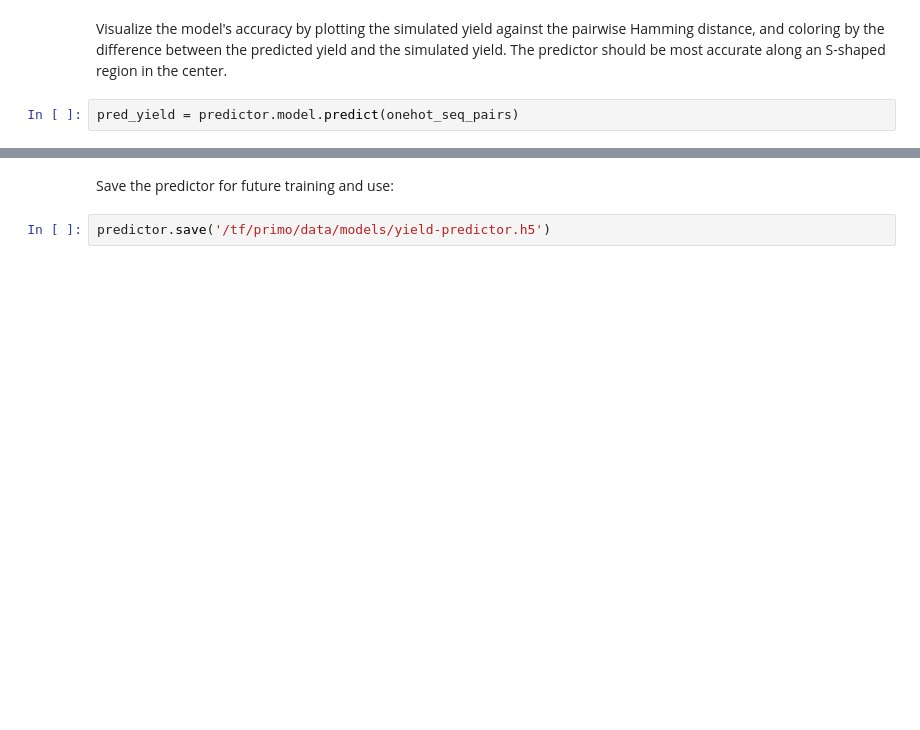
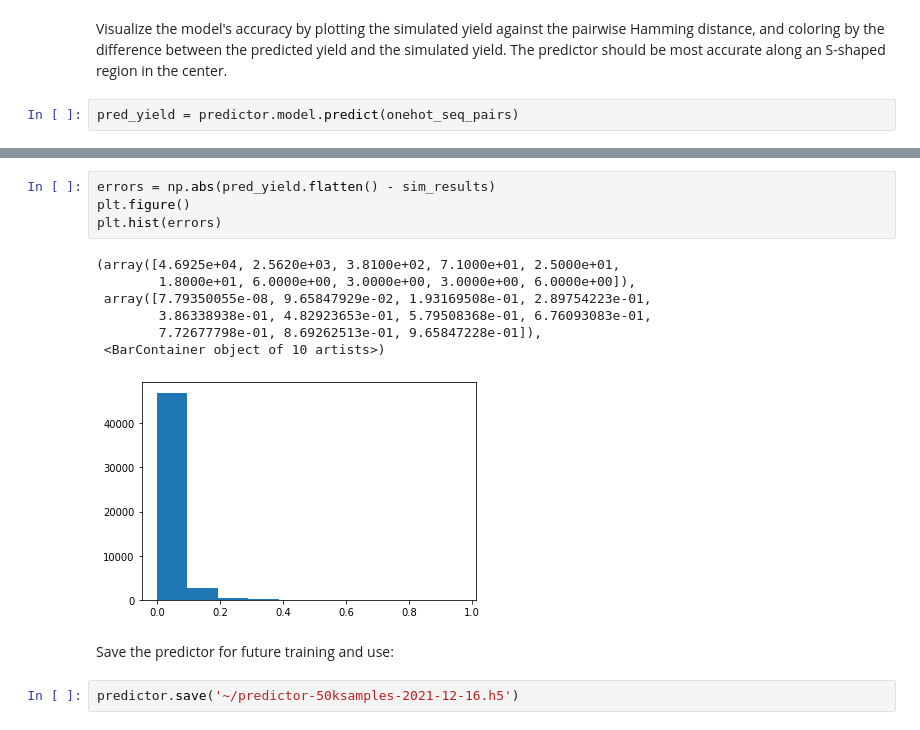
Before and after one commit to uwmisl/cas9-similarity-search, a Jupyter notebook: notebooks/02_training/01_train_predictor.ipynb, the cells around one changed output, grey strips where cells are left out. Cells and saved outputs as stored; diff of their text form; blank space fills up the shorter version.

```diff
--- a/notebooks/02_training/01_train_predictor.ipynb
+++ b/notebooks/02_training/01_train_predictor.ipynb
@@ -102,4 +103,16 @@ plt.colorbar(label="|Simulated - Predicted|")
+# %%
+errors = np.abs(pred_yield.flatten() - sim_results)
+plt.figure()
+plt.hist(errors)
+# %% [output]
+(array([4.6925e+04, 2.5620e+03, 3.8100e+02, 7.1000e+01, 2.5000e+01,
+        1.8000e+01, 6.0000e+00, 3.0000e+00, 3.0000e+00, 6.0000e+00]),
+ array([7.79350055e-08, 9.65847929e-02, 1.93169508e-01, 2.89754223e-01,
+        3.86338938e-01, 4.82923653e-01, 5.79508368e-01, 6.76093083e-01,
+        7.72677798e-01, 8.69262513e-01, 9.65847228e-01]),
+ <BarContainer object of 10 artists>)
+[figure, added]
 # %% [markdown]
 Save the predictor for future training and use:
 # %%
-predictor.save('/tf/primo/data/models/yield-predictor.h5')
+predictor.save('~/predictor-50ksamples-2021-12-16.h5')
```
Also changed, not shown: parts of 8 cells of this notebook, 5 other files.
